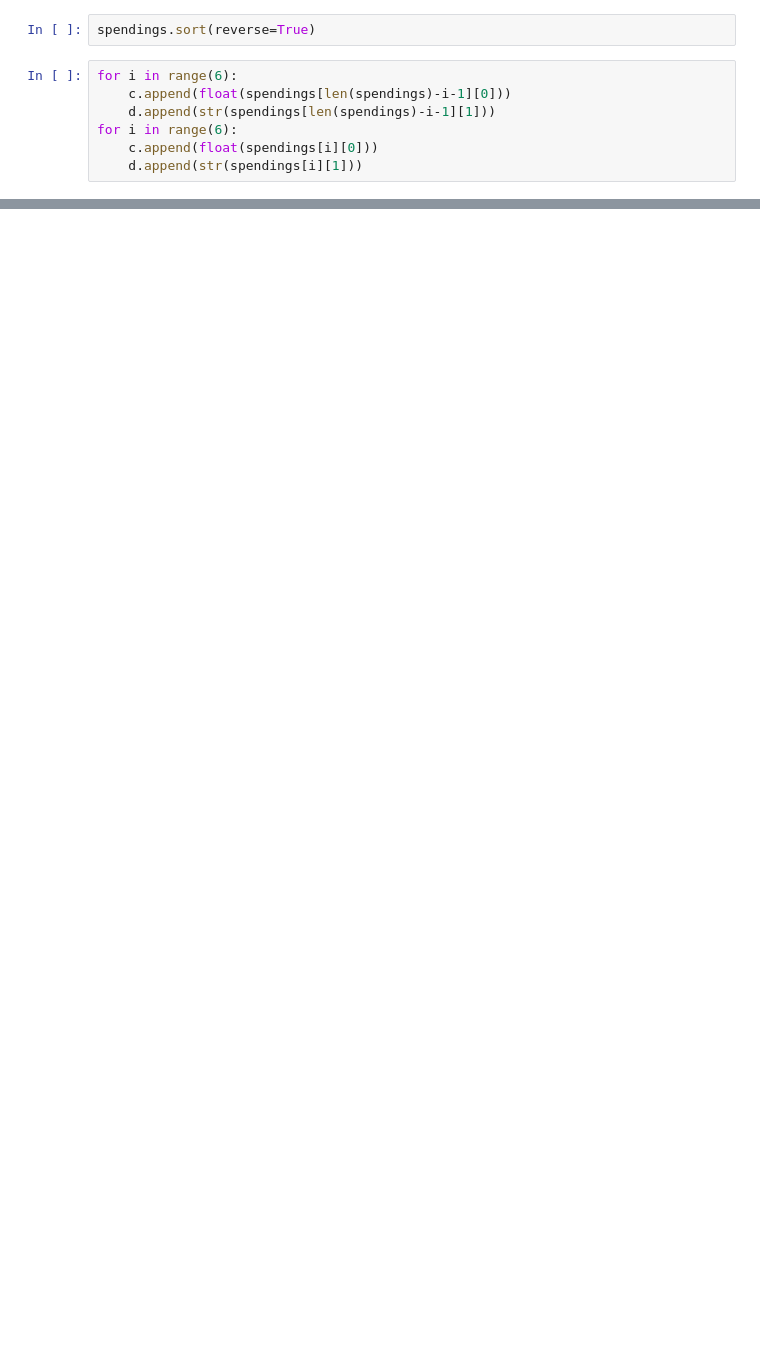
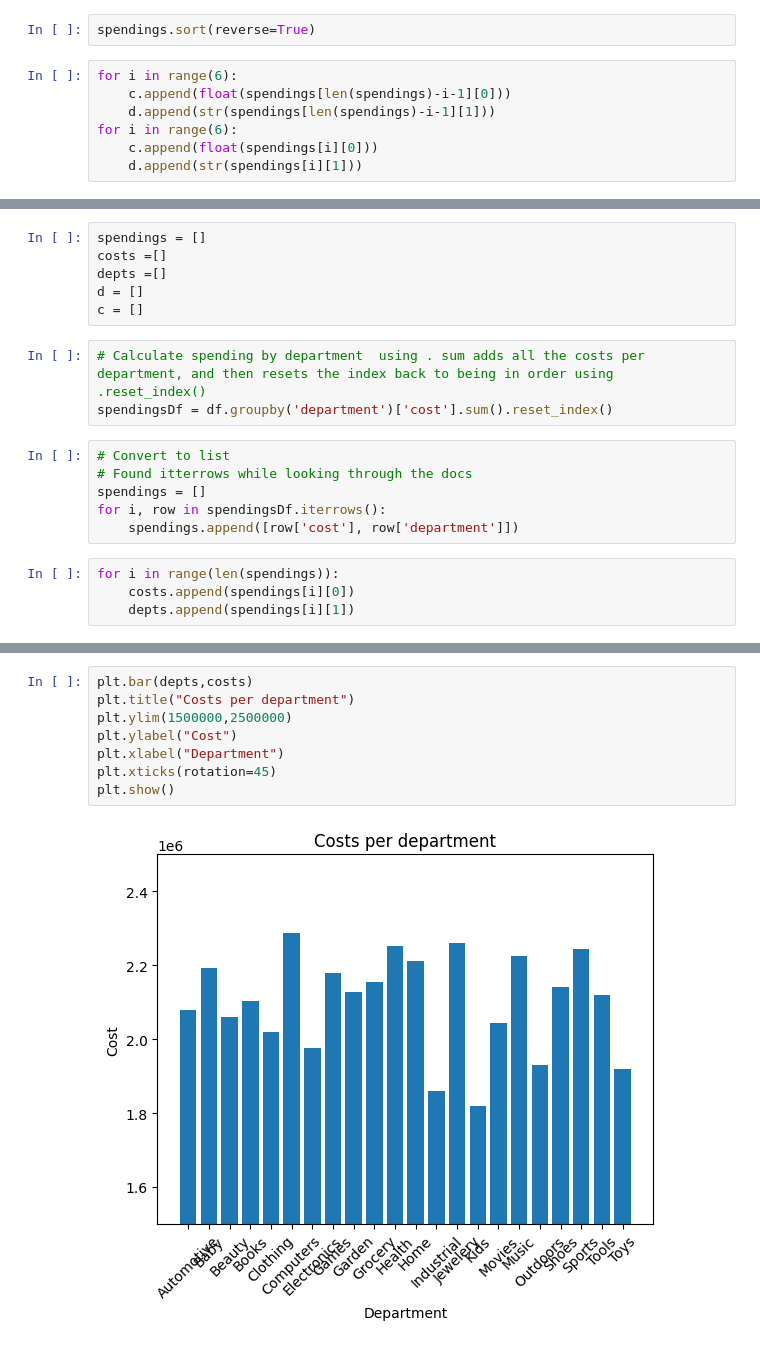
Before and after one commit to ElidaDev/AllLangs-Eli, a Jupyter notebook: Data/BellRingers/Untitled.ipynb, the cells around one changed output, grey strips where cells are left out. Drawn from its saved outputs; the diff is of its cells as text; blank space fills up the shorter version.

```diff
--- a/Data/BellRingers/Untitled.ipynb
+++ b/Data/BellRingers/Untitled.ipynb
@@ -65,0 +141,19 @@ plt.show()
+# %%
+spendings = []
+costs =[]
+depts =[]
+d = []
+c = []
+# %%
+# Calculate spending by department  using . sum adds all the costs per department, and then resets the index back to being in order using .reset_index()
+spendingsDf = df.groupby('department')['cost'].sum().reset_index()
+# %%
+# Convert to list
+# Found itterrows while looking through the docs
+spendings = []
+for i, row in spendingsDf.iterrows():
+    spendings.append([row['cost'], row['department']])
+# %%
+for i in range(len(spendings)):
+    costs.append(spendings[i][0])
+    depts.append(spendings[i][1])
@@ -65,0 +165,10 @@ plt.show()
+# %%
+plt.bar(depts,costs)
+plt.title("Costs per department")
+plt.ylim(1500000,2500000)
+plt.ylabel("Cost")
+plt.xlabel("Department")
+plt.xticks(rotation=45)
+plt.show()
+# %% [output]
+[figure, added]
```
Also changed, not shown: parts of 22 cells of this notebook, 18 other files.
